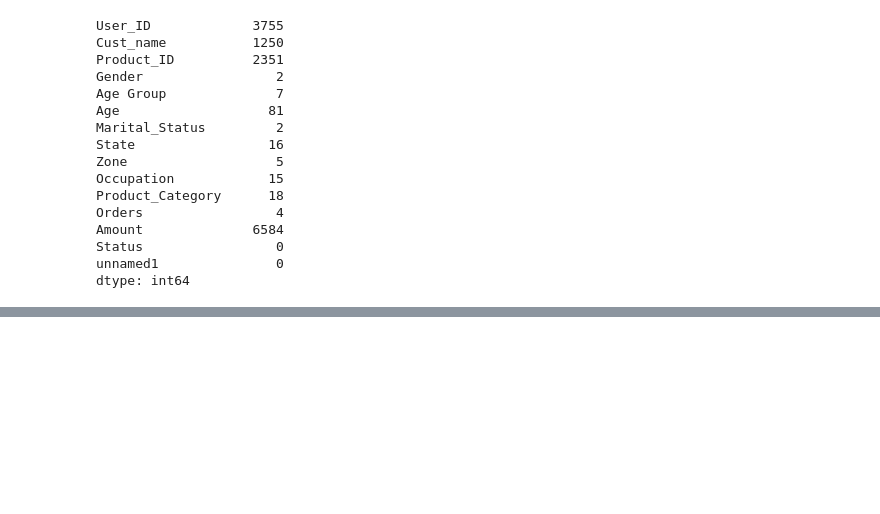
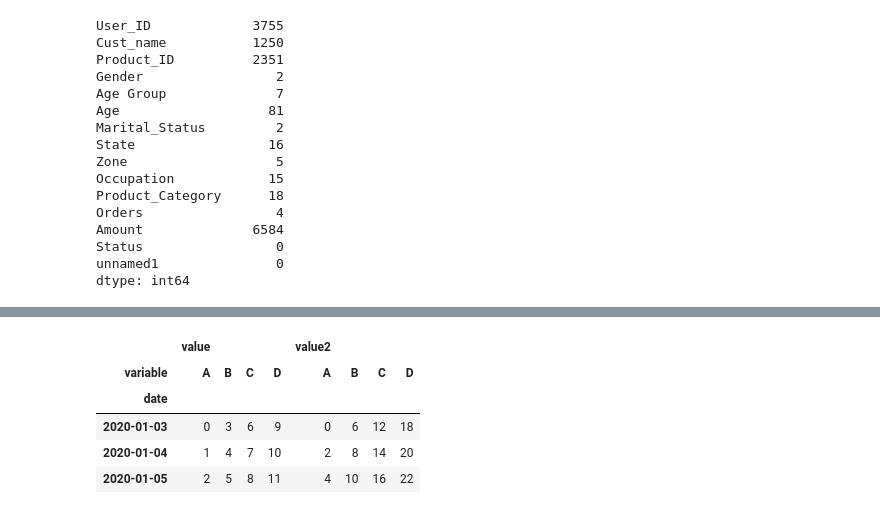
Before and after one commit to nitishrudra3510/Python_Learning, a Jupyter notebook: Libraries/Pandas/Advanced_Pandas.ipynb, the cells around one changed output, grey strips where cells are left out. Saved outputs shown, nothing was run; the diff lists cells and outputs as text; code cells hidden in the pictures; blank space fills up the shorter version.

```diff
--- a/Libraries/Pandas/Advanced_Pandas.ipynb
+++ b/Libraries/Pandas/Advanced_Pandas.ipynb
@@ -928,0 +938,11 @@ dtype: int64
+# %%
+# data stored in the "stacked or record" format. In a “record” or “wide” format, typically there is one row for each subject. In the “stacked” or “long” format there are multiple rows for each subject where applicable.
+import pandas as pd
+data={
+    "value":range(12),
+    "variable": ["A"]*3 + ["B"]*3+["C"]*3 + ["D"]*3,
+    "date": pd.to_datetime(["2020-01-03", "2020-01-04", "2020-01-05"]*4)
+
+}
+
+df = pd.DataFrame(data)
@@ -928,0 +961,11 @@ dtype: int64
+# %%
+df["value2"] = df["value"]*2
+pivoted = df.pivot(index="date", columns ="variable")
+pivoted
+# %% [output]
+|  | value |  |  |  | value2 |  |  |  |
+| variable | A | B | C | D | A | B | C | D |
+| date |  |  |  |  |  |  |  |  |
+| 2020-01-03 | 0 | 3 | 6 | 9 | 0 | 6 | 12 | 18 |
+| 2020-01-04 | 1 | 4 | 7 | 10 | 2 | 8 | 14 | 20 |
+| 2020-01-05 | 2 | 5 | 8 | 11 | 4 | 10 | 16 | 22 |
```
Also changed, not shown: parts of 7 cells of this notebook.
